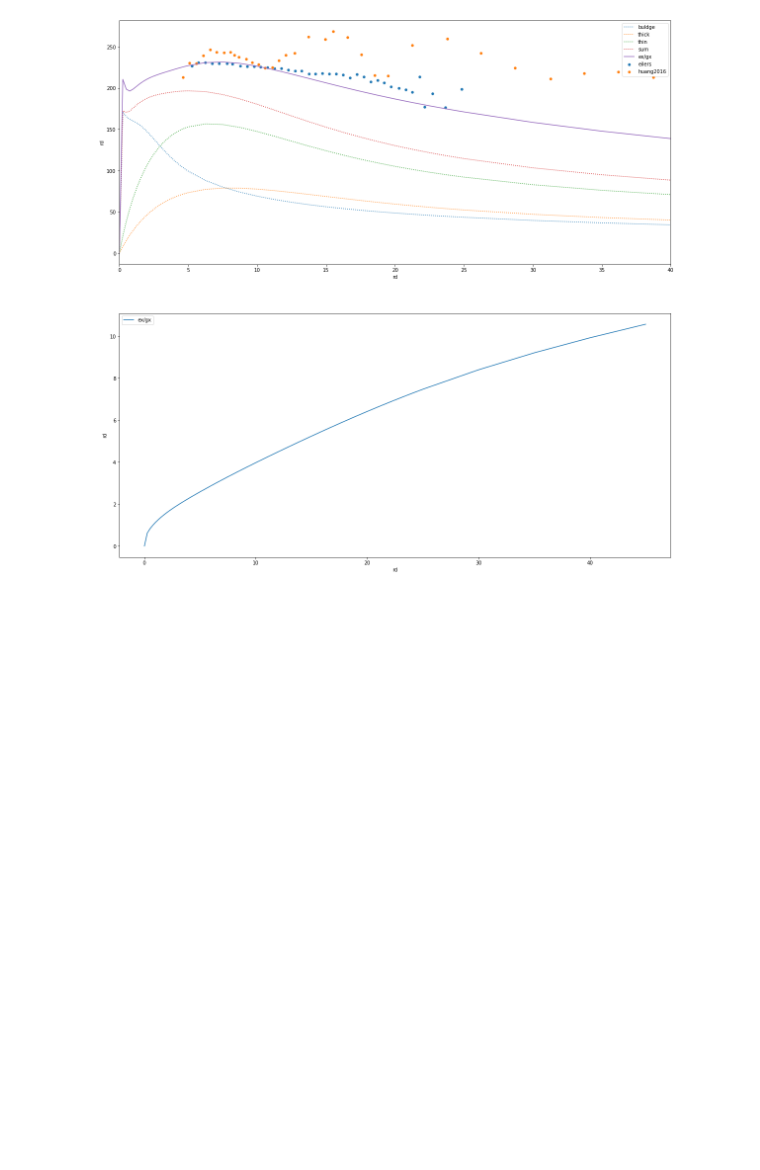
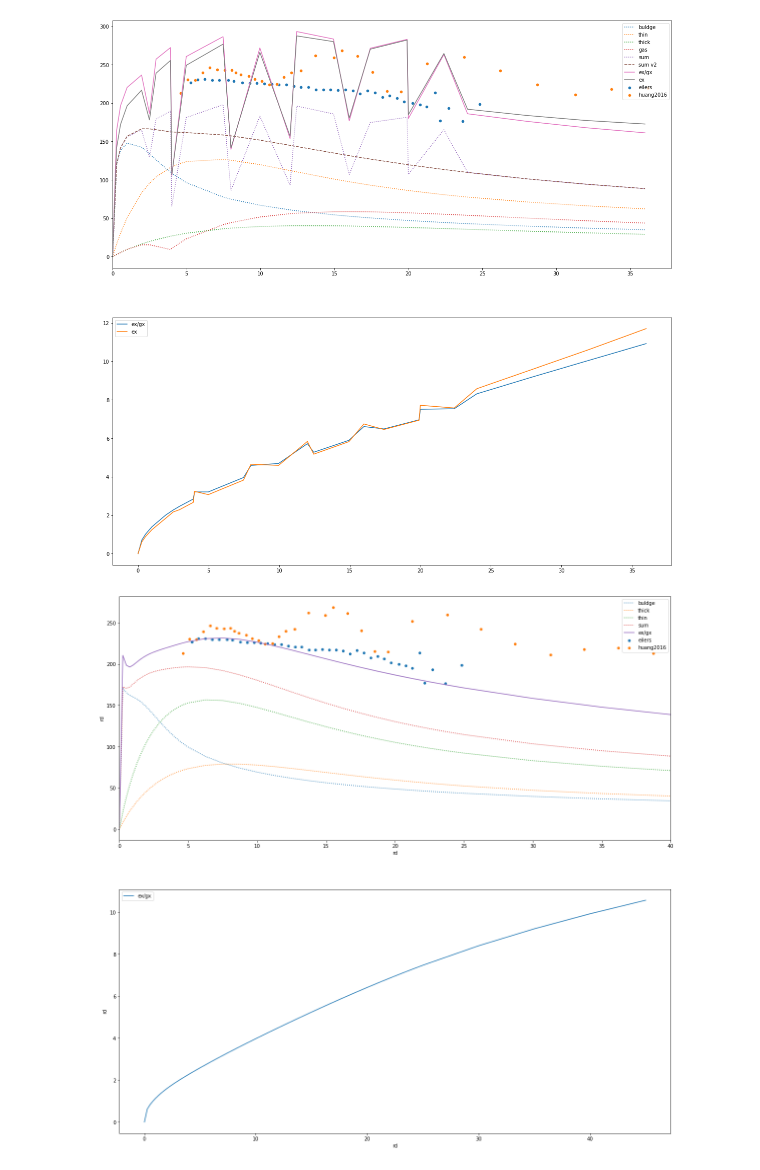
Before and after one commit to timjdavey/galactus, a Jupyter notebook: notebooks/Scratchpad.ipynb, the cells around one changed output. Drawn from its saved outputs; the diff is of its cells as text; code cells hidden in the pictures; blank space fills up the shorter version.

```diff
--- a/notebooks/Scratchpad.ipynb
+++ b/notebooks/Scratchpad.ipynb
@@ -20,0 +13,2 @@ Loaded mcmillian2011best_800_50
+# %%
+huang = load_components('huang2016_900_40', mref.profiles['huang2016'])
@@ -73,3 +81,7 @@ plot_velocities(mm, 'x', xlim=(0,50))
+# %%
+plot_velocities(huang, xlim=(0,None), log=False, ratio_adjust=False)
+# %% [output]
+[figure, added]
 # %%
 plot_velocities(mhalf, 'x', xlim=(0,40))
 # %% [output]
```
Also changed, not shown: parts of 8 cells of this notebook, 4 other files.
